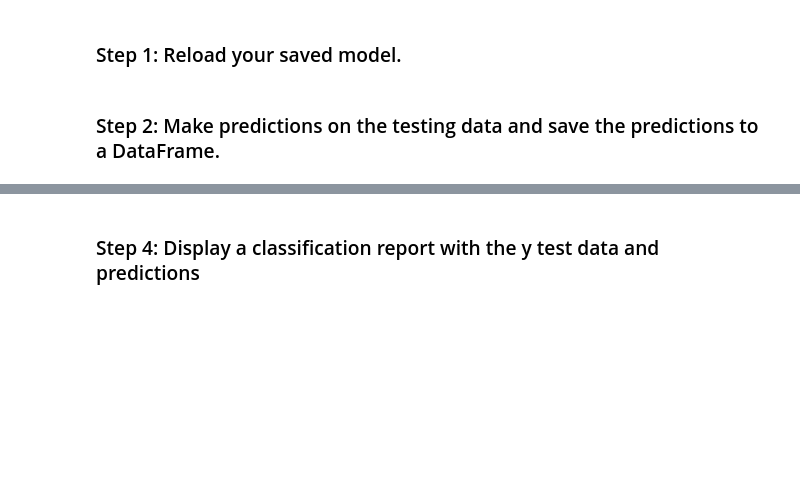
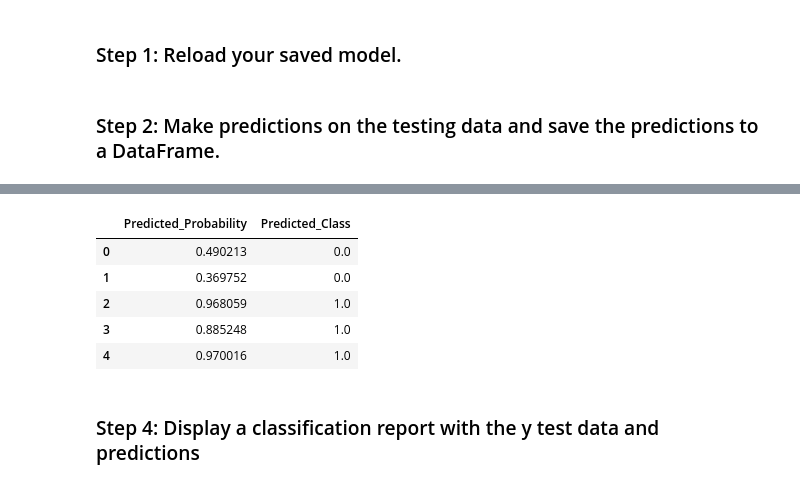
Before and after one commit to ehxewri/neural-network-challenge-1, a Jupyter notebook: student_loans_with_deep_learning.ipynb, the cells around one changed output, grey strips where cells are left out. Saved outputs shown, nothing was run; the diff lists cells and outputs as text; code cells hidden in the pictures; blank space fills up the shorter version.

Commit message:
predict added

```diff
--- a/student_loans_with_deep_learning.ipynb
+++ b/student_loans_with_deep_learning.ipynb
@@ -92,7 +95,7 @@ X.head()
 # %%
 # Split the preprocessed data into a training and testing dataset
 # Assign the function a random_state equal to 1
-X_train,X_test,y_train,y_test = train_test_split(X,y,test_size=2,random_state=1)
+X_train,X_test,y_train,y_test = train_test_split(X,y,test_size=.2,random_state=1)
 # %% [markdown]
 ### Step 4: Use scikit-learn's `StandardScaler` to scale the features data.
 # %%
@@ -275,13 +279,16 @@ model.save(file_path)
 ### Step 1: Reload your saved model.
 # %%
 # Set the model's file path
-
+file_path = Path("student_loans.keras")
 
 # Load the model to a new object
+lr_model = load_model(file_path)
 # %% [markdown]
 ### Step 2: Make predictions on the testing data and save the predictions to a DataFrame.
 # %%
 # Make predictions with the test data
+predictions = lr_model.predict(X_test_scaled,verbose=2)
 
 
 # Display a sample of the predictions
+display (predictions[:5])
@@ -288,5 +302,16 @@ model.save(file_path)
 # %%
 # Save the predictions to a DataFrame and round the predictions to binary results
+predictions_df = pd.DataFrame(data=predictions, columns=['Predicted_Probability'])
+# Round predictions to binary results (0 or 1) using 0.5 as the threshold
+predictions_df['Predicted_Class'] = round(predictions_df['Predicted_Probability'])
+predictions_df.head()
+# %% [output]
+|  | Predicted_Probability | Predicted_Class |
+| 0 | 0.490213 | 0.0 |
+| 1 | 0.369752 | 0.0 |
+| 2 | 0.968059 | 1.0 |
+| 3 | 0.885248 | 1.0 |
+| 4 | 0.970016 | 1.0 |
 # %% [markdown]
 ### Step 4: Display a classification report with the y test data and predictions
 # %%
```
Also changed, not shown: parts of 10 cells of this notebook, 1 other file.
